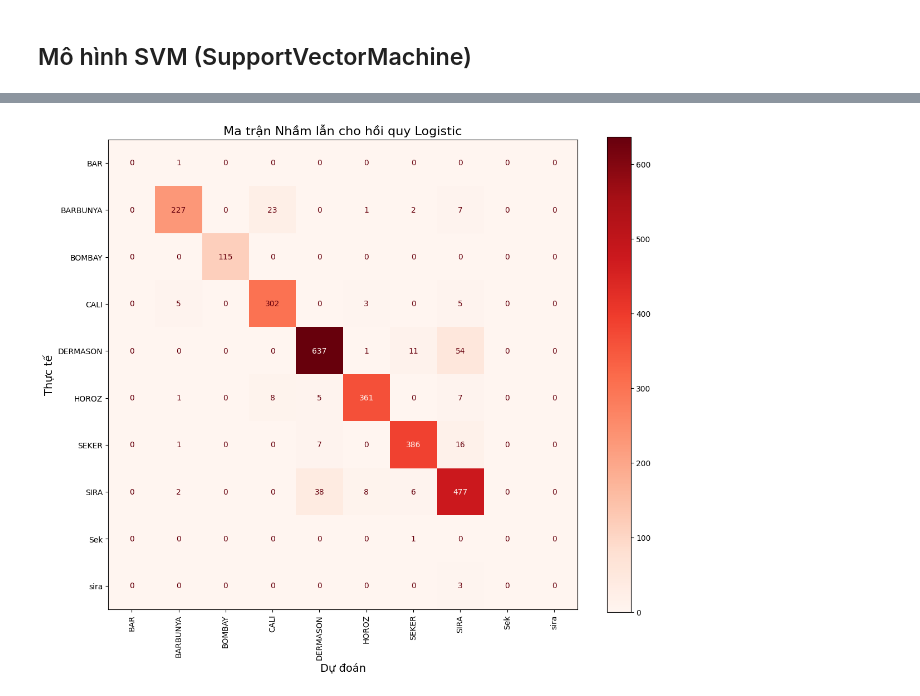
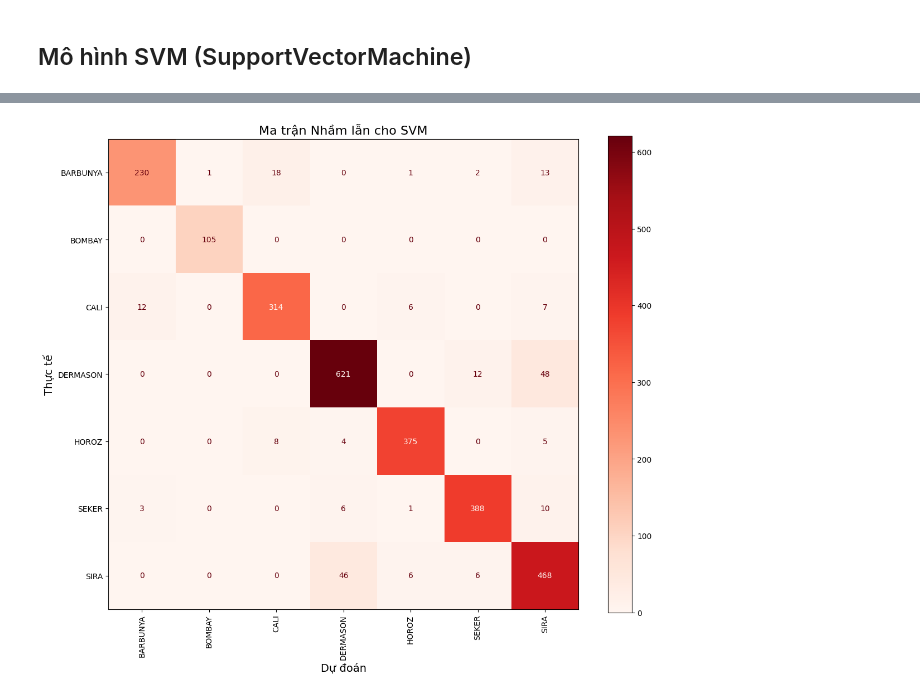
Before and after one commit to KhanhTheChau/KKDL-CT312, a Jupyter notebook: app/train/train.ipynb, the cells around one changed output, grey strips where cells are left out. Cells and saved outputs as stored; diff of their text form; code cells hidden in the pictures.

```diff
--- a/app/train/train.ipynb
+++ b/app/train/train.ipynb
@@ -242,13 +299,13 @@ plt.show()
 # %% [markdown]
 ## Mô hình Logistic Regression
 # %%
-from sklearn.linear_model import LogisticRegression
-log_reg = LogisticRegression(max_iter=200)
-log_reg.fit(X_train, y_train)
-y_pred_logreg = log_reg.predict(X_test)
+# from sklearn.linear_model import LogisticRegression
+# log_reg = LogisticRegression(max_iter=200)
+# log_reg.fit(X_train, y_train)
+# y_pred_logreg = log_reg.predict(X_test)
 
-print("Logistic Regression Classification Report:\n", classification_report(y_test, y_pred_logreg))
-print("Logistic Regression Accuracy:", accuracy_score(y_test, y_pred_logreg))
+# print("Logistic Regression Classification Report:\n", classification_report(y_test, y_pred_logreg))
+# print("Logistic Regression Accuracy:", accuracy_score(y_test, y_pred_logreg))
 
-with open('models/logistic_regression_model.pkl', 'wb') as f:
-    pickle.dump(log_reg, f)
+# with open('models/logistic_regression_model.pkl', 'wb') as f:
+#     pickle.dump(log_reg, f)
@@ -297,12 +332,28 @@ plt.show()
 ## Mô hình SVM (SupportVectorMachine)
 # %%
 from sklearn.svm import SVC
-svm_model = SVC(kernel='rbf', C=1.0, gamma='scale', random_state=42)
+start_time = time.time()
+svm_model = SVC(kernel='linear', C=1.0, gamma='scale', random_state=42)
 svm_model.fit(X_train, y_train)
+end_time = time.time()
+training_time = end_time-start_time
 y_pred_svm = svm_model.predict(X_test)
 
-print("SVM Classification Report:\n", classification_report(y_test, y_pred_svm))
-print("SVM Accuracy:", accuracy_score(y_test, y_pred_svm))
+accuracy = accuracy_score(y_test, y_pred_svm)
+precision = precision_score(y_test, y_pred_svm, average='weighted', zero_division=0)
+recall = recall_score(y_test, y_pred_svm, average='weighted')
+f1 = f1_score(y_test, y_pred_svm, average='weighted')
+# rmse = np.sqrt(mean_squared_error(y_test, y_pred_svm))
+
+print("===== Đánh giá mô hình SVM =====")
+print(f"Kernel = Linear")
+print(f"Thời gian Train: {training_time:.4f} giây")
+print(f"Accuracy : {accuracy:.4f}")
+print(f"Precision: {precision:.4f}")
+print(f"Recall   : {recall:.4f}")
+print(f"F1-score : {f1:.4f}")
+# print(f"RMSE     : {rmse:.4f}")
+# print("\nBáo cáo chi tiết:\n", classification_report(y_test, y_pred_svm))
 
 with open('models/svm_model.pkl', 'wb') as f:
     pickle.dump(svm_model, f)
@@ -329,21 +368,21 @@ SVM Accuracy: 0.9206174200661521
 # %%
 cmap_hot = plt.cm.Reds
 
 fig, ax = plt.subplots(figsize=(12, 10))
 ConfusionMatrixDisplay.from_estimator(
     svm_model,
     X_test,
     y_test,
     cmap=cmap_hot,
     ax=ax,
     display_labels=sorted(y.unique()),
     xticks_rotation='vertical',
     values_format='d'
 )
-plt.title('Ma trận Nhầm lẫn cho hồi quy Logistic', fontsize=16)
+plt.title('Ma trận Nhầm lẫn cho SVM', fontsize=16)
 plt.xlabel('Dự đoán', fontsize=14)
 plt.ylabel('Thực tế', fontsize=14)
 plt.tight_layout()
 plt.show()
 # %% [output]
-[figure, old version]
+[figure, new version]
```
Also changed, not shown: parts of 11 cells of this notebook, 12 other files.
